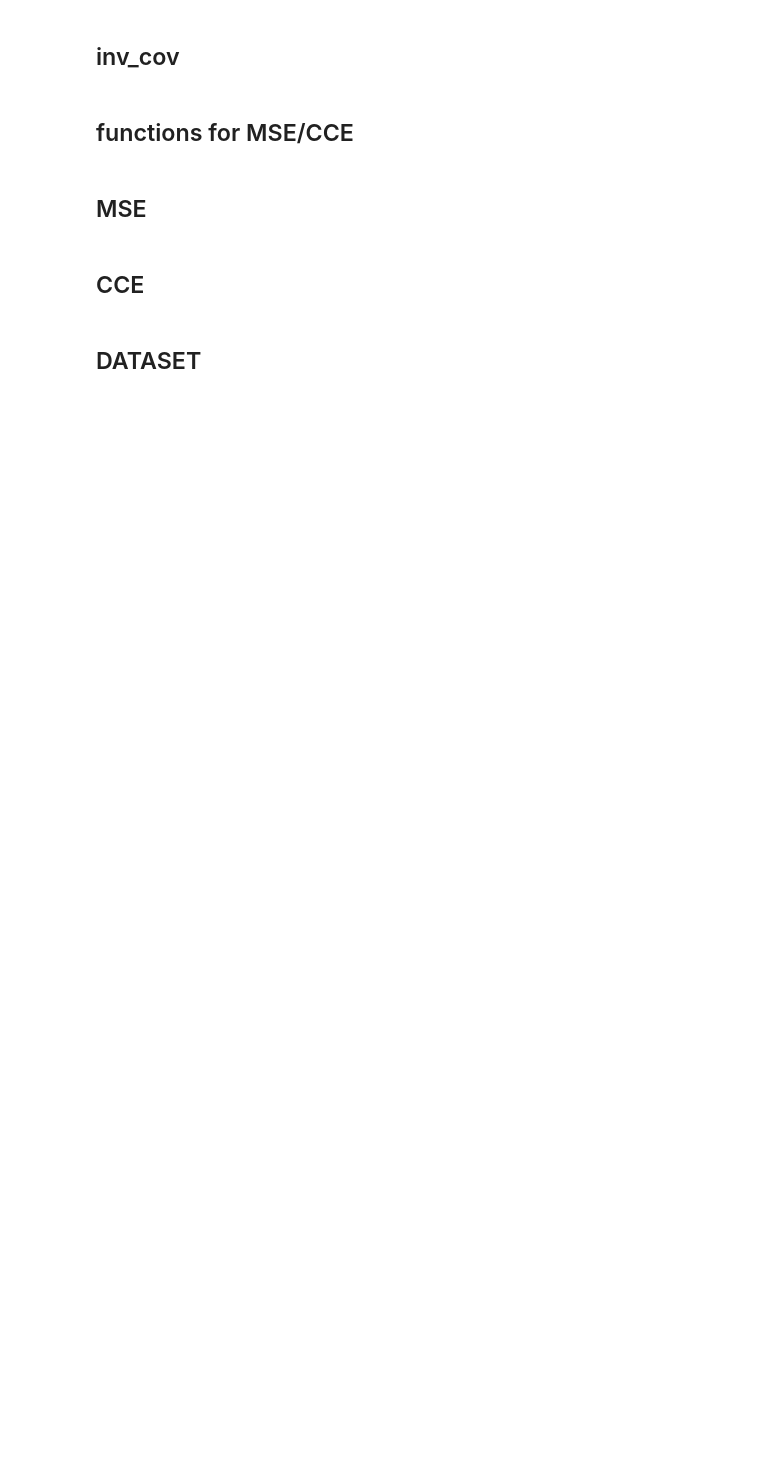
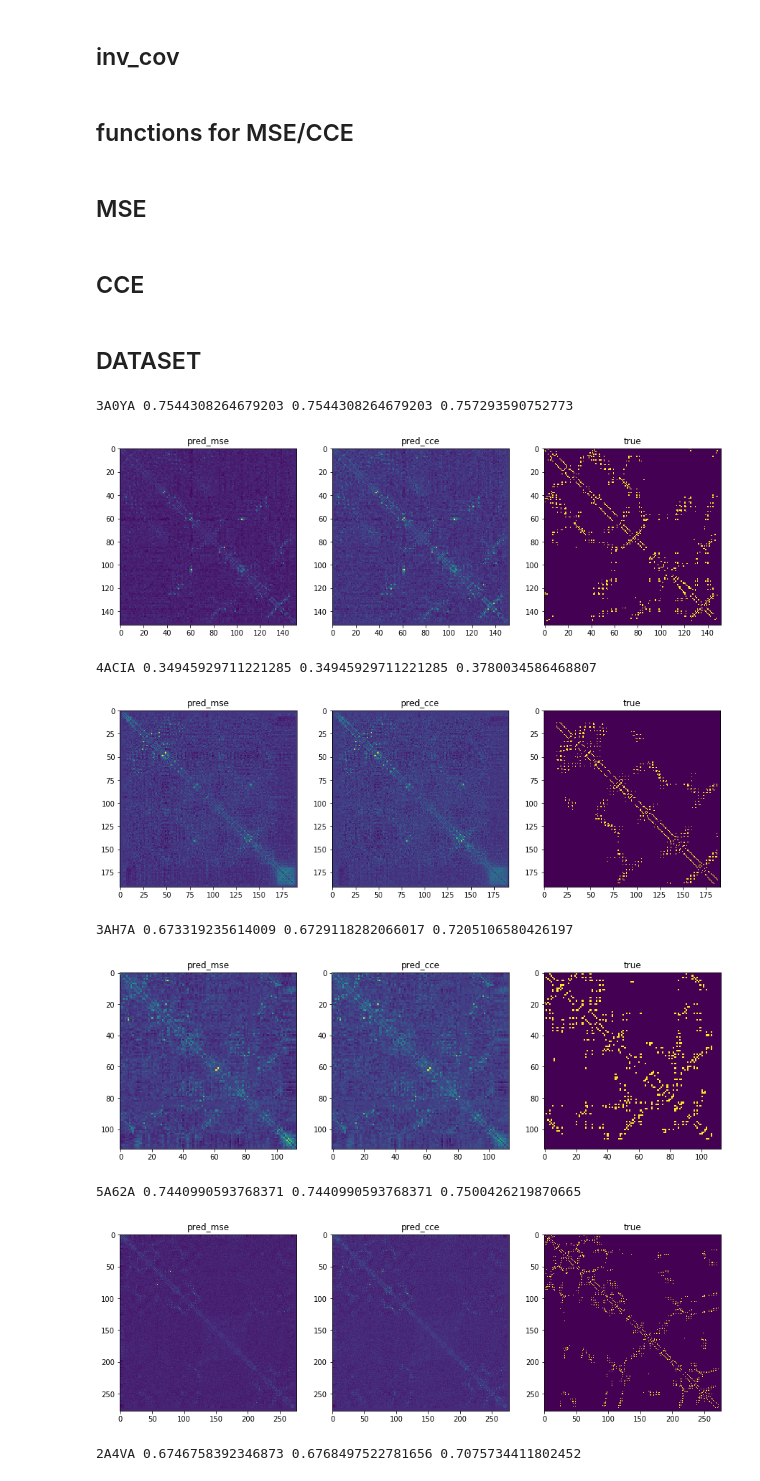
Before and after one commit to sokrypton/seqmodels, a Jupyter notebook: seqmodels.ipynb, the cells around one changed output. Saved outputs shown, nothing was run; the diff lists cells and outputs as text; code cells hidden in the pictures; blank space fills up the shorter version.

```diff
--- a/seqmodels.ipynb
+++ b/seqmodels.ipynb
@@ -112,7 +125,7 @@ def sym_w(w,w_zero=True):
 # %% [markdown]
 ## MSE
 # %%
-def MSE(X,W,lam_w=4.5,opt_iter=200):
+def MSE(X,W,lam_w=4.5,opt_iter=200,rm_diag=False):
 
   def L2(x, axis=None):
     return tf.reduce_sum(tf.square(x),axis=axis)
@@ -131,6 +144,9 @@ def MSE(X,W,lam_w=4.5,opt_iter=200):
 
   w = tf.get_variable("w",shape=(fs,fs),initializer=tf.zeros_initializer)
   w = w + tf.transpose(w)
+
+  if rm_diag:
+    w = w - tf.matrix_band_part(w,0,0)
 
   x_pred = tf.tensordot(x_true - x_mean, w, 1) + x_mean
 
@@ -269,0 +290,46 @@ def CCE(msa,
+# %%
+data = list(np.load("data.pickle.npy",allow_pickle=True))
+# %%
+def get_acc(pred,true,sub_ln):
+  pred_true = np.stack((pred,true),-1)
+  pred_true = pred_true[pred_true[:,0].argsort()[::-1]]
+  acc = []
+  for n in range(10):
+    N = int(sub_ln * (n+1)/10)
+    acc.append(np.mean(pred_true[:N,1]))
+  return np.array(acc)
+# %%
+ACC = []
+for n,a in enumerate(data):
+  sub_ln = np.sum((np.sum(a["x_mask"],axis=-1) > 0))
+
+  idx = np.triu_indices_from(a["x_true"],k=6)
+  mask = np.where(a["x_mask"][idx] > 0)
+  true = a["x_true"]
+
+  pred_ic = INV_COV(a["x"],a["x_w"])
+  pred_mse = MSE(a["x"],a["x_w"])
+  pred_cce = CCE(a["x"],a["x_w"])
+
+  auc_ic = np.mean(get_acc(pred_ic[idx][mask],true[idx][mask],sub_ln))
+  auc_mse = np.mean(get_acc(pred_mse[idx][mask],true[idx][mask],sub_ln))
+  auc_cce = np.mean(get_acc(pred_cce[idx][mask],true[idx][mask],sub_ln))
+  print(a["x_id"],auc_ic,auc_mse,auc_cce)
+
+  plt.figure(figsize=(15,5))
+  plt.subplot(1,3,1); plt.title("pred_mse"); plt.imshow(pred_mse)
+  plt.subplot(1,3,2); plt.title("pred_cce"); plt.imshow(pred_cce)
+  plt.subplot(1,3,3); plt.title("true"); plt.imshow(true)
+  plt.show()
+
+  if n > 3: break
+# %% [output]
+3A0YA 0.7544308264679203 0.7544308264679203 0.757293590752773
+[figure, added]
+4ACIA 0.34945929711221285 0.34945929711221285 0.3780034586468807
+[figure, added]
+3AH7A 0.673319235614009 0.6729118282066017 0.7205106580426197
+[figure, added]
+5A62A 0.7440990593768371 0.7440990593768371 0.7500426219870665
+[figure, added]
+2A4VA 0.6746758392346873 0.6768497522781656 0.7075734411802452
```
Also changed, not shown: parts of 24 cells of this notebook.
